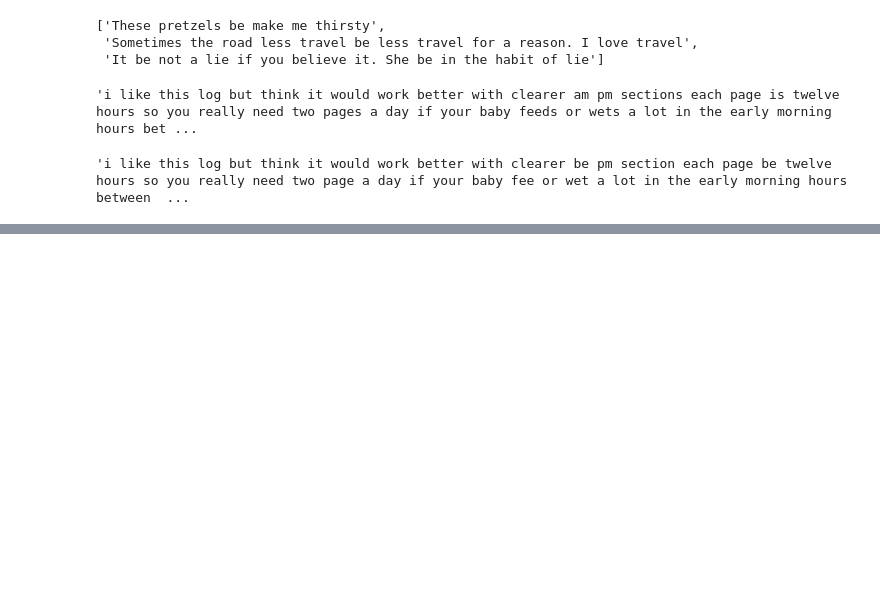
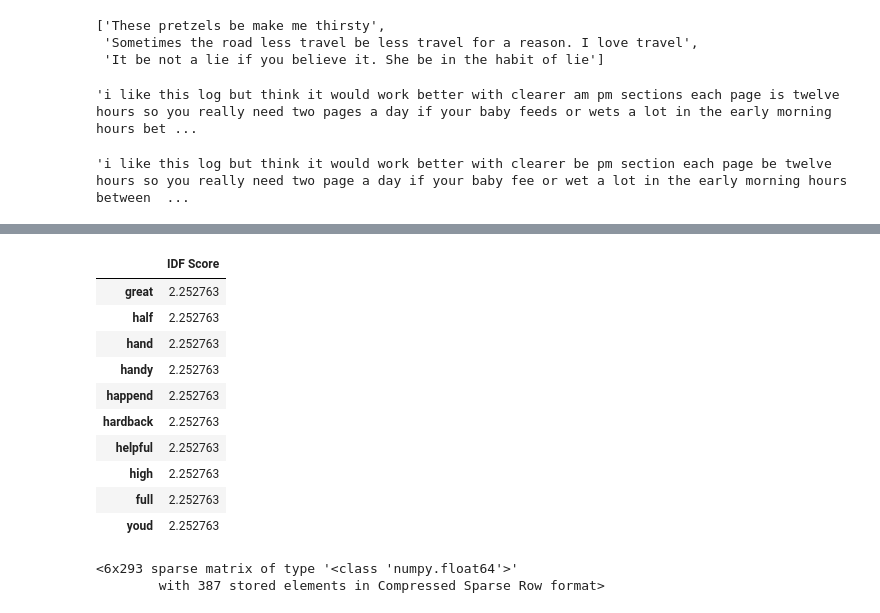
Before and after one commit to nehakale1403/Machine_Learning_Pluralsight, a Jupyter notebook: PreparingDataForFeatureEngineeringAndML/TokanizationNormalizationAndVectorizationOfTextData.ipynb, the cells around one changed output, grey strips where cells are left out. Saved outputs shown, nothing was run; the diff lists cells and outputs as text; code cells hidden in the pictures; blank space fills up the shorter version.

Commit message:
Vectorization

```diff
--- a/PreparingDataForFeatureEngineeringAndML/TokanizationNormalizationAndVectorizationOfTextData.ipynb
+++ b/PreparingDataForFeatureEngineeringAndML/TokanizationNormalizationAndVectorizationOfTextData.ipynb
@@ -241,0 +413,21 @@ documents[2]
+# %%
+df.sort_values(by=['IDF Score']).tail(10)
+# %% [output]
+|  | IDF Score |
+| great | 2.252763 |
+| half | 2.252763 |
+| hand | 2.252763 |
+| handy | 2.252763 |
+| happend | 2.252763 |
+| hardback | 2.252763 |
+| helpful | 2.252763 |
+| high | 2.252763 |
+| full | 2.252763 |
+| youd | 2.252763 |
+# %%
+tfidf_vectors = tfidf_vectorizer.fit_transform(documents)
+
+tfidf_vectors
+# %% [output]
+<6x293 sparse matrix of type '<class 'numpy.float64'>'
+        with 387 stored elements in Compressed Sparse Row format>
```
Also changed, not shown: parts of 21 cells of this notebook, 1 other file.
